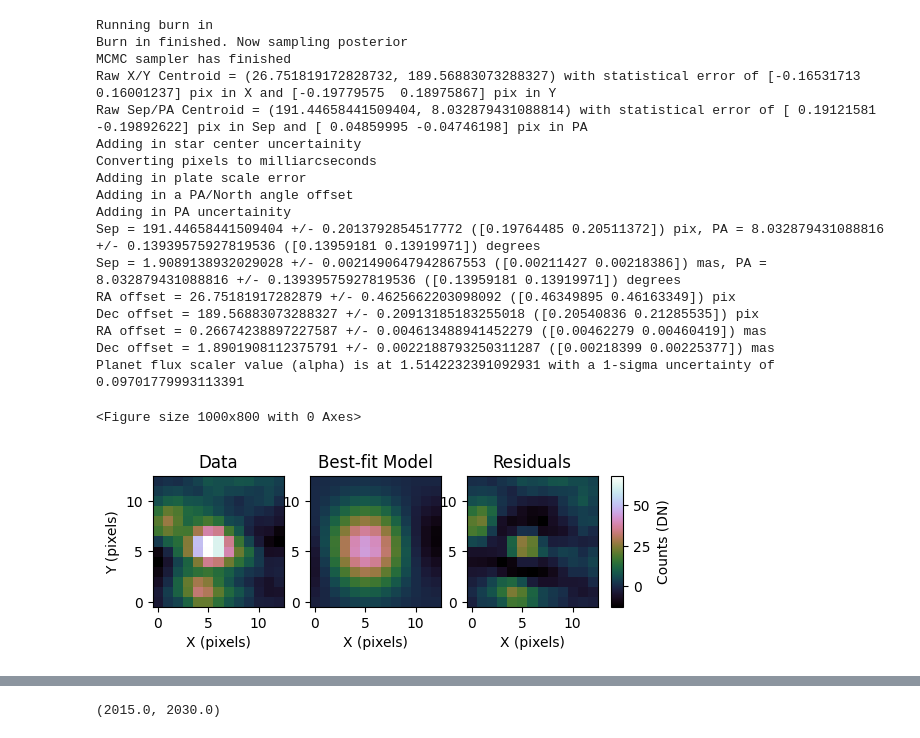
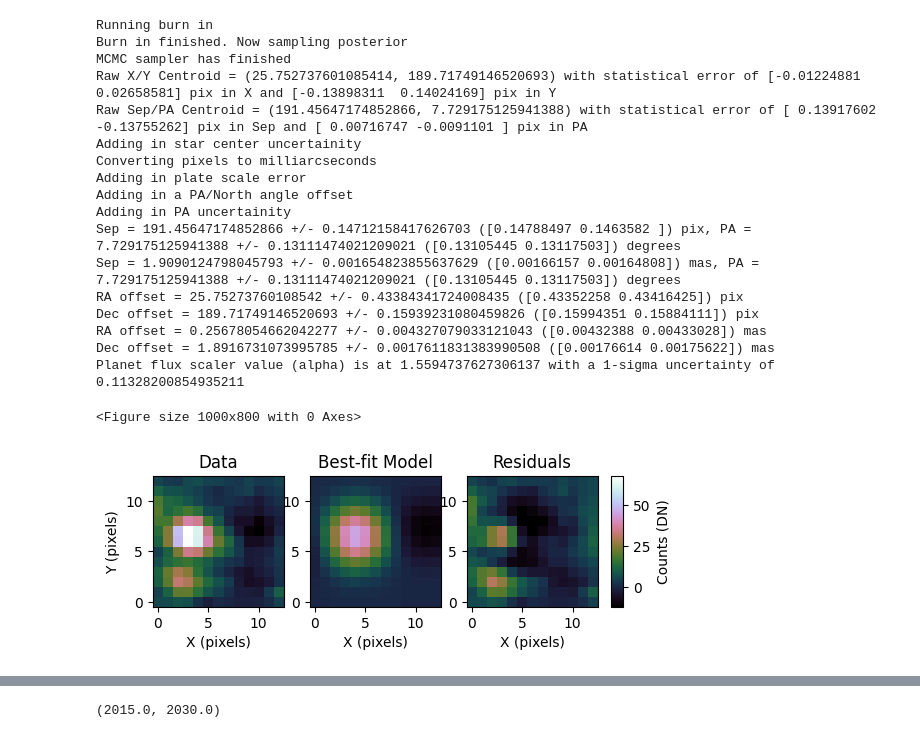
Before and after one commit to benlchang/HD47127-b-ADI, a Jupyter notebook: HD47127_ADI.ipynb, the cells around one changed output, grey strips where cells are left out. Drawn from its saved outputs; the diff is of its cells as text; code cells hidden in the pictures.

```diff
--- a/HD47127_ADI.ipynb
+++ b/HD47127_ADI.ipynb
@@ -532,44 +539,44 @@ def makeGaussian(size, amplitude = 1, fwhm = 3, center=None):
     return amplitude * np.exp(-4*np.log(2) * ((x-x0)**2 + (y-y0)**2) / fwhm**2)
 
 """   ___CHANGE THIS___   """
 
-alpha_flux = processFMObject('../fmdata/FM_2023_12_J/fwhm=6.004')
+alpha_flux = processFMObject('../fmdata/FM_2023_12_J/fwhm=f2')
 # print(alpha_flux * gaussian_base_signal)
 
 # x = [4, 5, 5.5, 6, 7]
 # residual_fluxes = []
 # fluxes = []
 # alphas = []
 # for band in ['12_H', '12_J', '02_H']:
 #     for i in x:
 #         print('fwhm =', i)
 #         psf_flux = np.matrix.sum(np.matrix(makeGaussian(size=120, amplitude=30, fwhm=i)))
 #         alpha_flux, total_flux, residuals = processFMObject(output_prefix + f'{band}/fwhm={i}')
 #         residual_fluxes.append(residuals)
 #         fluxes.append(total_flux)
 #         alpha = alpha_flux * psf_flux
 #         alphas.append(alpha_flux)
 #         print(total_flux, alpha_flux * psf_flux)   # (!) which of these values is right? does it make a difference?
 # %% [output]
 Running burn in
 Burn in finished. Now sampling posterior
 MCMC sampler has finished
-Raw X/Y Centroid = (26.751819172828732, 189.56883073288327) with statistical error of [-0.16531713  0.16001237] pix in X and [-0.19779575  0.18975867] pix in Y
-Raw Sep/PA Centroid = (191.44658441509404, 8.032879431088814) with statistical error of [ 0.19121581 -0.19892622] pix in Sep and [ 0.04859995 -0.04746198] pix in PA
+Raw X/Y Centroid = (25.752737601085414, 189.71749146520693) with statistical error of [-0.01224881  0.02658581] pix in X and [-0.13898311  0.14024169] pix in Y
+Raw Sep/PA Centroid = (191.45647174852866, 7.729175125941388) with statistical error of [ 0.13917602 -0.13755262] pix in Sep and [ 0.00716747 -0.0091101 ] pix in PA
 Adding in star center uncertainity
 Converting pixels to milliarcseconds
 Adding in plate scale error
 Adding in a PA/North angle offset
 Adding in PA uncertainity
-Sep = 191.44658441509404 +/- 0.2013792854517772 ([0.19764485 0.20511372]) pix, PA = 8.032879431088816 +/- 0.13939575927819536 ([0.13959181 0.13919971]) degrees
-Sep = 1.9089138932029028 +/- 0.0021490647942867553 ([0.00211427 0.00218386]) mas, PA = 8.032879431088816 +/- 0.13939575927819536 ([0.13959181 0.13919971]) degrees
-RA offset = 26.75181917282879 +/- 0.4625662203098092 ([0.46349895 0.46163349]) pix
-Dec offset = 189.56883073288327 +/- 0.20913185183255018 ([0.20540836 0.21285535]) pix
-RA offset = 0.26674238897227587 +/- 0.004613488941452279 ([0.00462279 0.00460419]) mas
-Dec offset = 1.8901908112375791 +/- 0.0022188793250311287 ([0.00218399 0.00225377]) mas
-Planet flux scaler value (alpha) is at 1.5142232391092931 with a 1-sigma uncertainty of 0.09701779993113391
+Sep = 191.45647174852866 +/- 0.14712158417626703 ([0.14788497 0.1463582 ]) pix, PA = 7.729175125941388 +/- 0.13111474021209021 ([0.13105445 0.13117503]) degrees
+Sep = 1.9090124798045793 +/- 0.001654823855637629 ([0.00166157 0.00164808]) mas, PA = 7.729175125941388 +/- 0.13111474021209021 ([0.13105445 0.13117503]) degrees
+RA offset = 25.75273760108542 +/- 0.43384341724008435 ([0.43352258 0.43416425]) pix
+Dec offset = 189.71749146520693 +/- 0.15939231080459826 ([0.15994351 0.15884111]) pix
+RA offset = 0.25678054662042277 +/- 0.004327079033121043 ([0.00432388 0.00433028]) mas
+Dec offset = 1.8916731073995785 +/- 0.0017611831383990508 ([0.00176614 0.00175622]) mas
+Planet flux scaler value (alpha) is at 1.5594737627306137 with a 1-sigma uncertainty of 0.11328200854935211
 <Figure size 1000x800 with 0 Axes>
-[figure, old version]
+[figure, new version]
 # %%
 #calculate contrast
 
```
Also changed, not shown: parts of 6 cells of this notebook, 1 other file.
